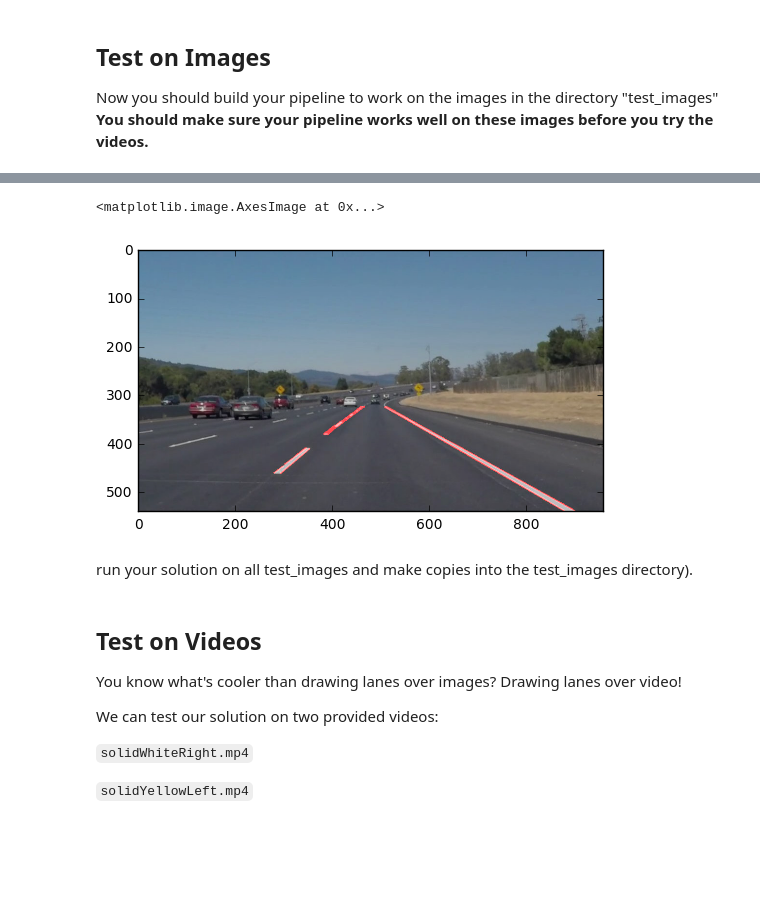
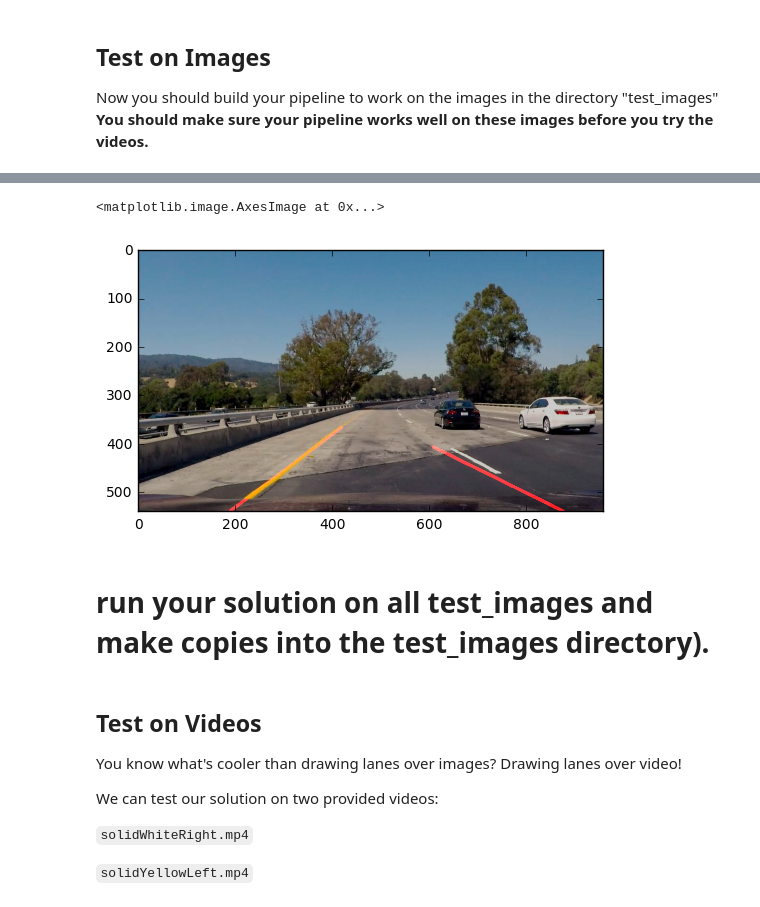
Before and after one commit to RyannnG/CarND-LaneLines-P1, a Jupyter notebook: P1.ipynb, the cells around one changed output, grey strips where cells are left out. Drawn from its saved outputs; the diff is of its cells as text; code cells hidden in the pictures; blank space fills up the shorter version.

```diff
--- a/P1.ipynb
+++ b/P1.ipynb
@@ -161,6 +222,6 @@ Now you should build your pipeline to work on the images in the directory "test_
 **You should make sure your pipeline works well on these images before you try the videos.**
 # %%
 import os
-test_images = os.listdir("test_images/")
+test_images = os.listdir("test_images/")[1:]
 print(test_images)
 # %% [output]
@@ -170,16 +231,16 @@ print(test_images)
 kernel_size = 5
 
 # Define our parameters for Canny and apply
-low_threshold = 50
-high_threshold = 150
+low_threshold = 120
+high_threshold = 300
 
 # Define the Hough transform parameters
 # Make a blank the same size as our image to draw on
-rho = 2 # distance resolution in pixels of the Hough grid
+rho = 1 # distance resolution in pixels of the Hough grid
 theta = np.pi/180 # angular resolution in radians of the Hough grid
-threshold = 10     # minimum number of votes (intersections in Hough grid cell)
-min_line_len = 15 #minimum number of pixels making up a line
-max_line_gap = 20    # maximum gap in pixels between connectable line segments
+threshold = 20     # minimum number of votes (intersections in Hough grid cell)
+min_line_len = 10 #minimum number of pixels making up a line
+max_line_gap = 10    # maximum gap in pixels between connectable line segments
 
 def pipeline(img):
 #     img = mpimg.imread(img_dir)
@@ -188,15 +249,12 @@ def pipeline(img):
     gaussian = gaussian_blur(gray, kernel_size)
     edges = canny(img, low_threshold, high_threshold)
 
-    vertices = np.array([[(0,imshape[0]),(0.48*imshape[1], 0.60*imshape[0]), (0.55*imshape[1], 0.60*imshape[0]),\
-                          (imshape[1],imshape[0])]], dtype=np.int32)
+    vertices = np.array([[(0*imshape[1],imshape[0]),(0.48*imshape[1], 0.60*imshape[0]),\
+                          (0.55*imshape[1], 0.60*imshape[0]),(imshape[1],imshape[0])]], dtype=np.int32)
     masked_image = region_of_interest(edges, vertices)
 
     line_image = hough_lines(masked_image, rho, theta, threshold, min_line_len, max_line_gap)
 
-#     Create a "color" binary image to combine with line image
-#     color_edges = np.dstack((edges, edges, edges))
-
     # Draw the lines on the raw image
     line_edges = cv2.addWeighted(img, 0.8, line_image, 1, 0)
     return line_edges
@@ -203,13 +273,13 @@ def pipeline(img):
 # %%
-img_dir = "test_images/" + test_images[0]
+img_dir = "test_images/" + test_images[5]
 img = mpimg.imread(img_dir)
 line = pipeline(img)
 plt.imshow(line)
 # %% [output]
 <matplotlib.image.AxesImage at 0x...>
-[figure, old version]
+[figure, new version]
 # %% [markdown]
-run your solution on all test_images and make copies into the test_images directory).
+# run your solution on all test_images and make copies into the test_images directory).
 # %% [markdown]
 ## Test on Videos
 
```
Also changed, not shown: parts of 9 cells of this notebook, 3 other files.
